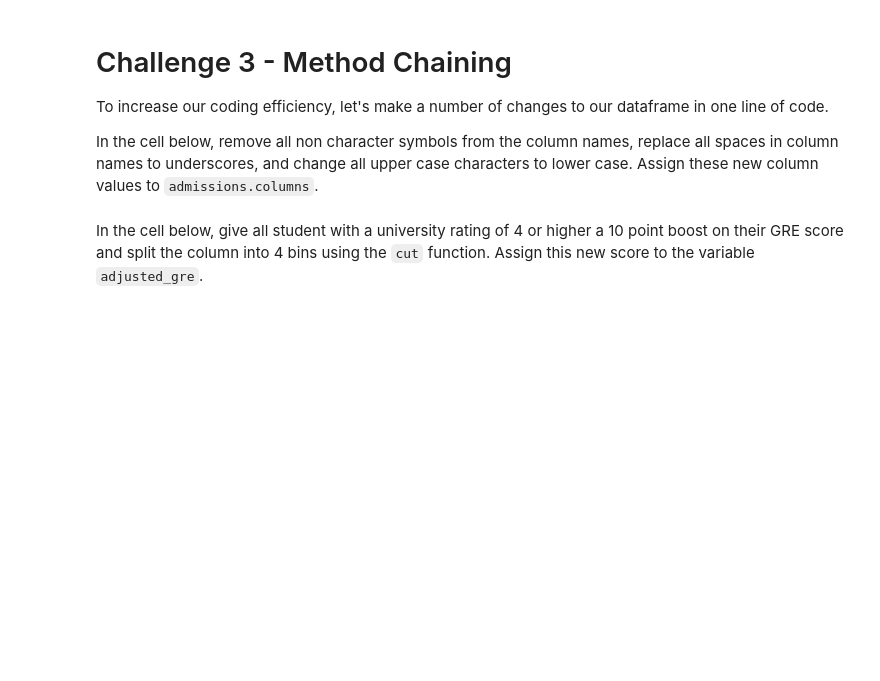
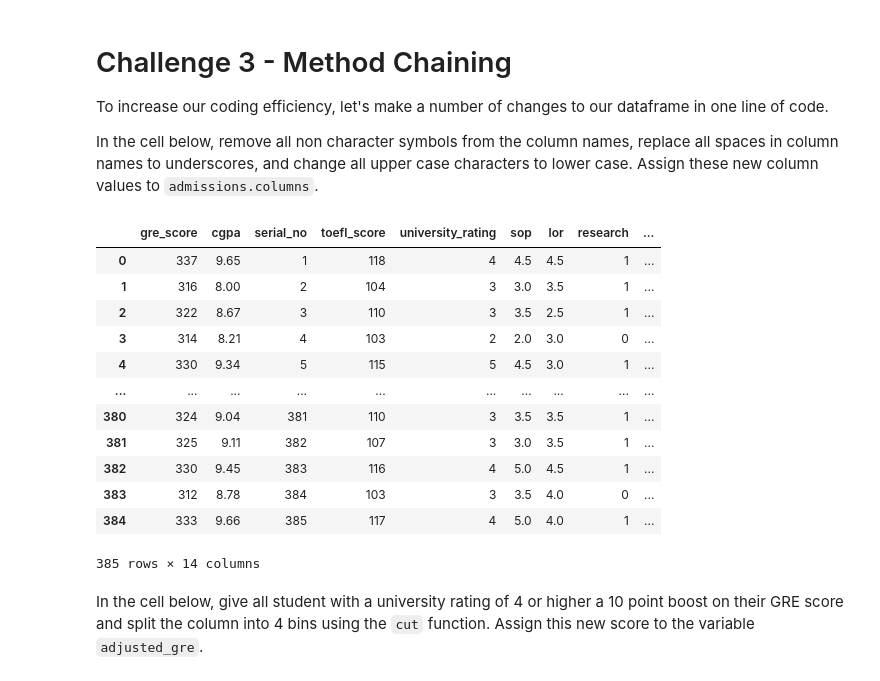
Before and after one commit to ivanlopezlobato/training, a Jupyter notebook: 07_ironhack_basic_pandas/07_lab-advanced-pandas/your-code/main.ipynb, the cells around one changed output. Cells and saved outputs as stored; diff of their text form; code cells hidden in the pictures; blank space fills up the shorter version.

```diff
--- a/07_ironhack_basic_pandas/07_lab-advanced-pandas/your-code/main.ipynb
+++ b/07_ironhack_basic_pandas/07_lab-advanced-pandas/your-code/main.ipynb
@@ -150,3 +150,4 @@ def standardize(col):
     # and dividing by the column's standard deviation.
 
     # Your code here:
+    return (col - np.mean(col))/np.std(col)
@@ -158,0 +156,5 @@ Now create the standardized columns `CGPA_std`, `GRE_std`, and `LOR_std` and add
+# %%
+admissions["CGPA_std"] = standardize(admissions["CGPA"])
+admissions["GRE_std"] = standardize(admissions["GRE Score"])
+admissions["LOR_std"] = standardize(admissions["LOR"])
+admissions
@@ -171,0 +191,3 @@ Now create the deciding column using the `lookup` function. The lookup column is
+# %%
+admissions['deciding_column'] =admissions.lookup(admissions.index, decision_choice)
+admissions
@@ -175,0 +210,3 @@ Create a column called `decision` in the `admissions` dataframe. Assign 1 to thi
+# %%
+admissions['decision'] = np.where(admissions.deciding_column > 0.8, 1, 0)
+admissions
@@ -188,2 +242,21 @@ In the cell below, remove all non character symbols from the column names, repla
+# %%
+admissions.columns = (admissions.columns.str.replace(" ", "_")
+                                        .str.replace(".","")
+                                        .str.lower())
+admissions
+# %% [output]
+|  | gre_score | cgpa | serial_no | toefl_score | university_rating | sop | lor | research | ... |
+| 0 | 337 | 9.65 | 1 | 118 | 4 | 4.5 | 4.5 | 1 | ... |
+| 1 | 316 | 8.00 | 2 | 104 | 3 | 3.0 | 3.5 | 1 | ... |
+| 2 | 322 | 8.67 | 3 | 110 | 3 | 3.5 | 2.5 | 1 | ... |
+| 3 | 314 | 8.21 | 4 | 103 | 2 | 2.0 | 3.0 | 0 | ... |
+| 4 | 330 | 9.34 | 5 | 115 | 5 | 4.5 | 3.0 | 1 | ... |
+| ... | ... | ... | ... | ... | ... | ... | ... | ... | ... |
+| 380 | 324 | 9.04 | 381 | 110 | 3 | 3.5 | 3.5 | 1 | ... |
+| 381 | 325 | 9.11 | 382 | 107 | 3 | 3.0 | 3.5 | 1 | ... |
+| 382 | 330 | 9.45 | 383 | 116 | 4 | 5.0 | 4.5 | 1 | ... |
+| 383 | 312 | 8.78 | 384 | 103 | 3 | 3.5 | 4.0 | 0 | ... |
+| 384 | 333 | 9.66 | 385 | 117 | 4 | 5.0 | 4.0 | 1 | ... |
+385 rows × 14 columns
 # %% [markdown]
 In the cell below, give all student with a university rating of 4 or higher a 10 point boost on their GRE score and split the column into 4 bins using the `cut` function. Assign this new score to the variable `adjusted_gre`.
```
Also changed, not shown: parts of 17 cells of this notebook.
